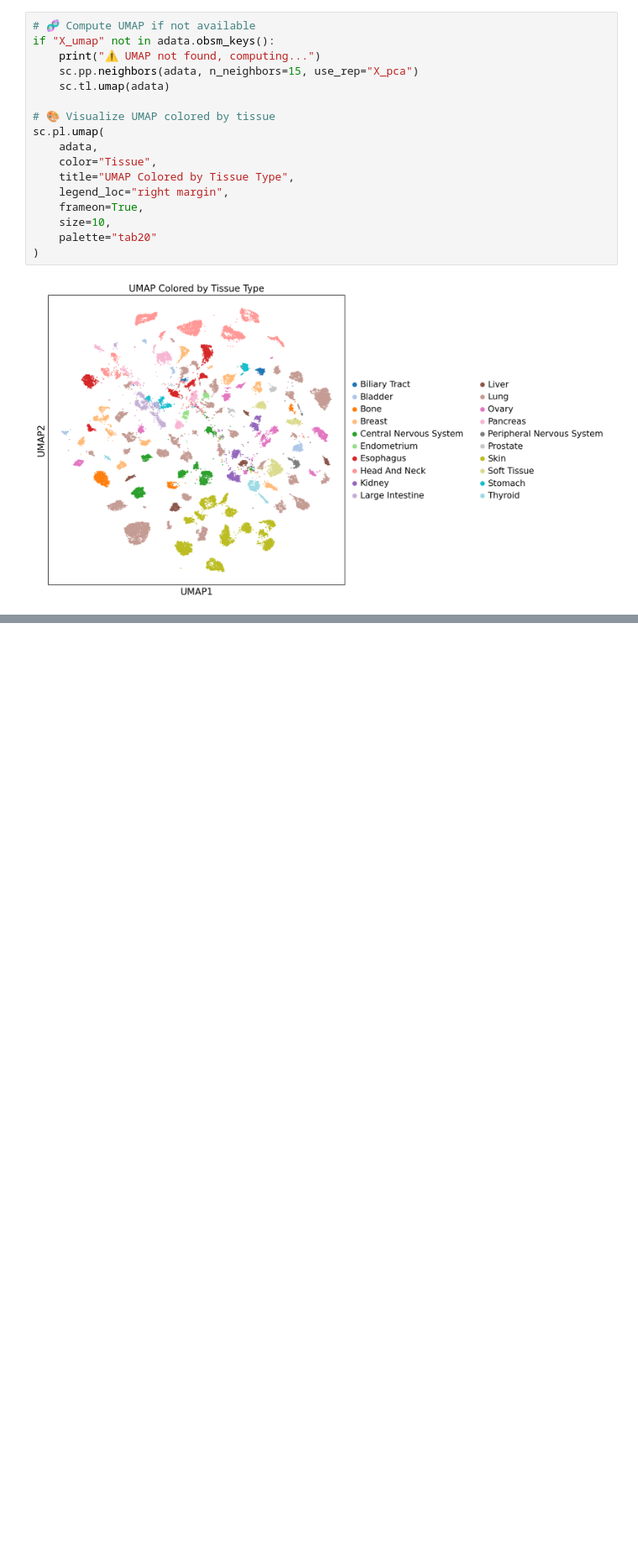
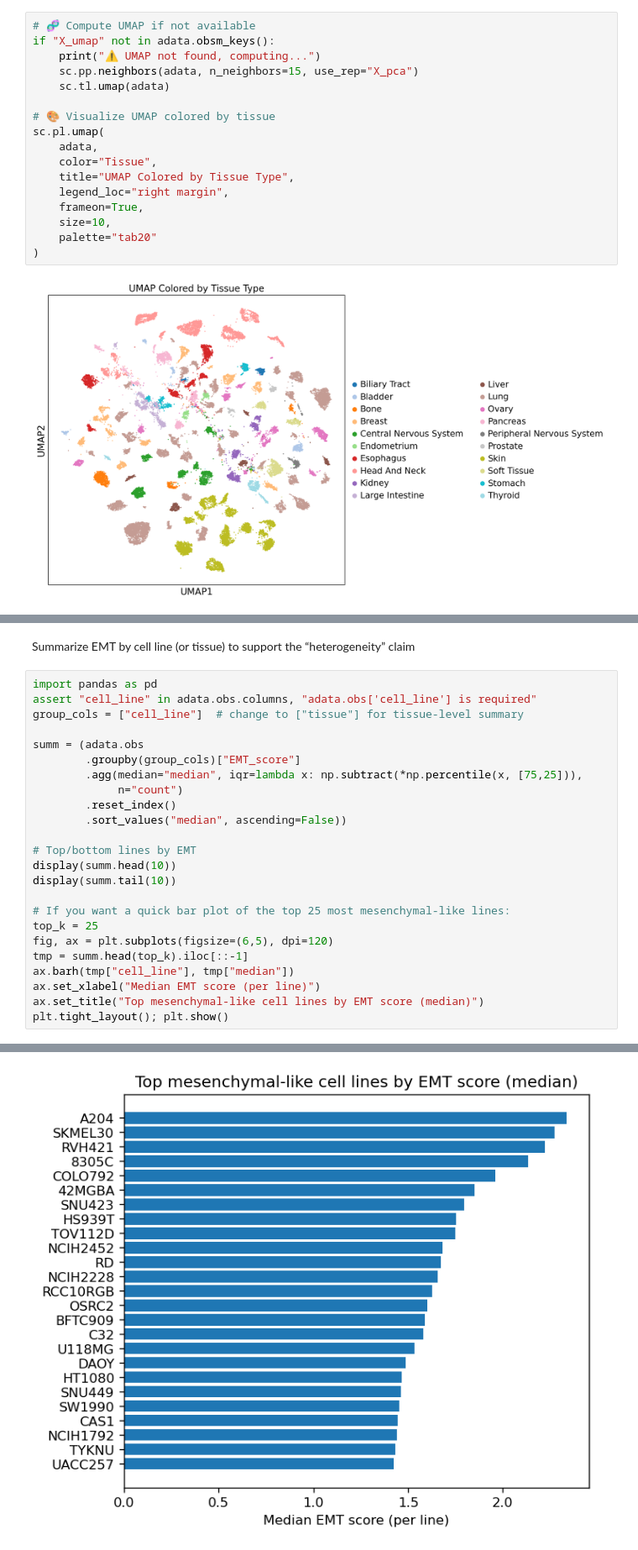
Before and after one commit to goncalo-aroeira/thesis_implementation, a Jupyter notebook: single_cell/pan_cancer/notebooks/03_analysis/05_analyse_sc.ipynb, the cells around one changed output, grey strips where cells are left out. Shown at 84% size. Drawn from its saved outputs; the diff is of its cells as text; blank space fills up the shorter version.

```diff
--- a/single_cell/pan_cancer/notebooks/03_analysis/05_analyse_sc.ipynb
+++ b/single_cell/pan_cancer/notebooks/03_analysis/05_analyse_sc.ipynb
@@ -177,0 +250,27 @@ Error:
+# %% [markdown]
+Summarize EMT by cell line (or tissue) to support the “heterogeneity” claim
+# %%
+import pandas as pd
+assert "cell_line" in adata.obs.columns, "adata.obs['cell_line'] is required"
+group_cols = ["cell_line"]  # change to ["tissue"] for tissue-level summary
+
+summ = (adata.obs
+        .groupby(group_cols)["EMT_score"]
+        .agg(median="median", iqr=lambda x: np.subtract(*np.percentile(x, [75,25])),
+             n="count")
+        .reset_index()
+        .sort_values("median", ascending=False))
+
+# Top/bottom lines by EMT
+display(summ.head(10))
+display(summ.tail(10))
+
+# If you want a quick bar plot of the top 25 most mesenchymal-like lines:
+top_k = 25
+fig, ax = plt.subplots(figsize=(6,5), dpi=120)
+tmp = summ.head(top_k).iloc[::-1]
+ax.barh(tmp["cell_line"], tmp["median"])
+ax.set_xlabel("Median EMT score (per line)")
+ax.set_title("Top mesenchymal-like cell lines by EMT score (median)")
+plt.tight_layout(); plt.show()
+# %% [output]
@@ -177,0 +299 @@ Error:
+[figure, added]
```
Also changed, not shown: parts of 8 cells of this notebook, 33 other files.
